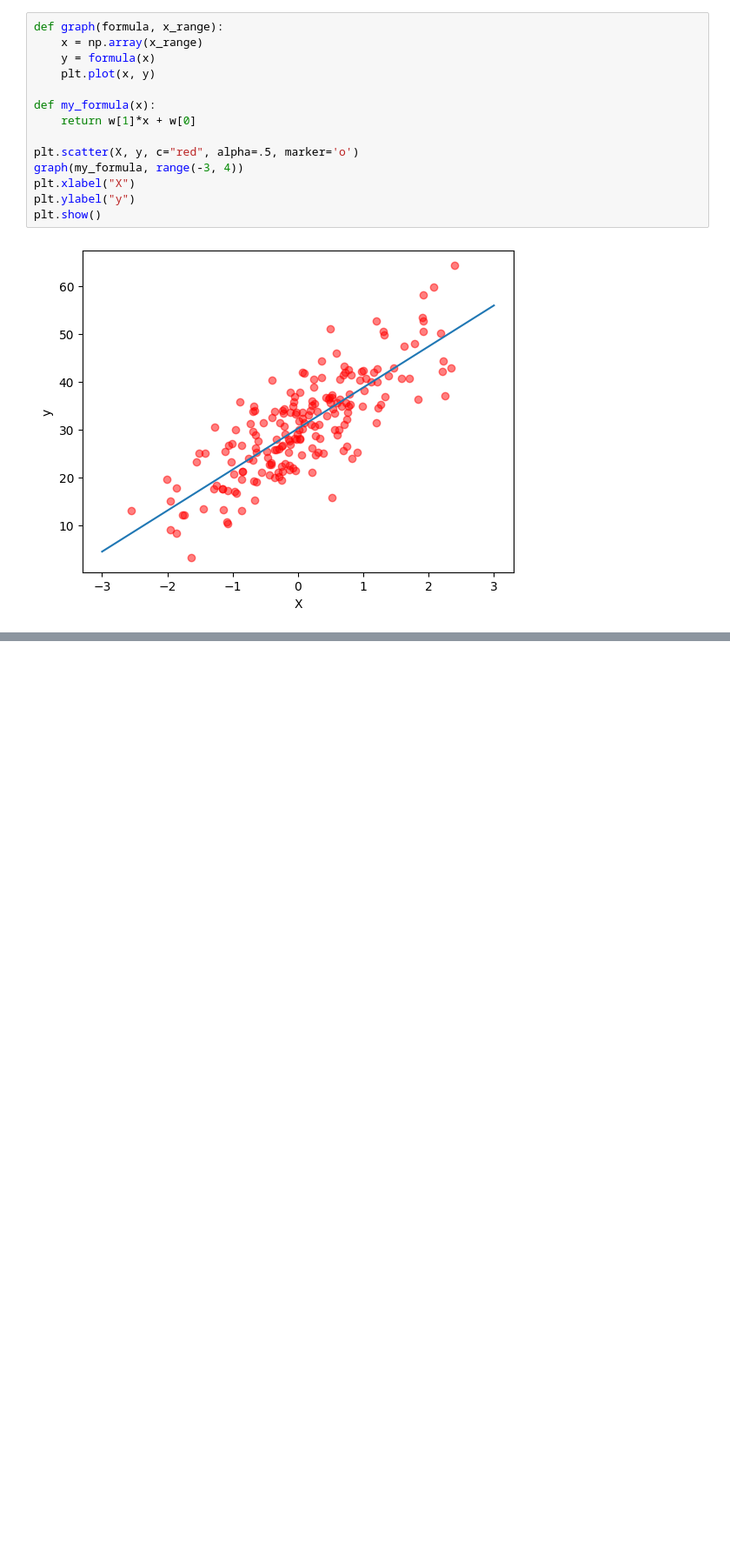
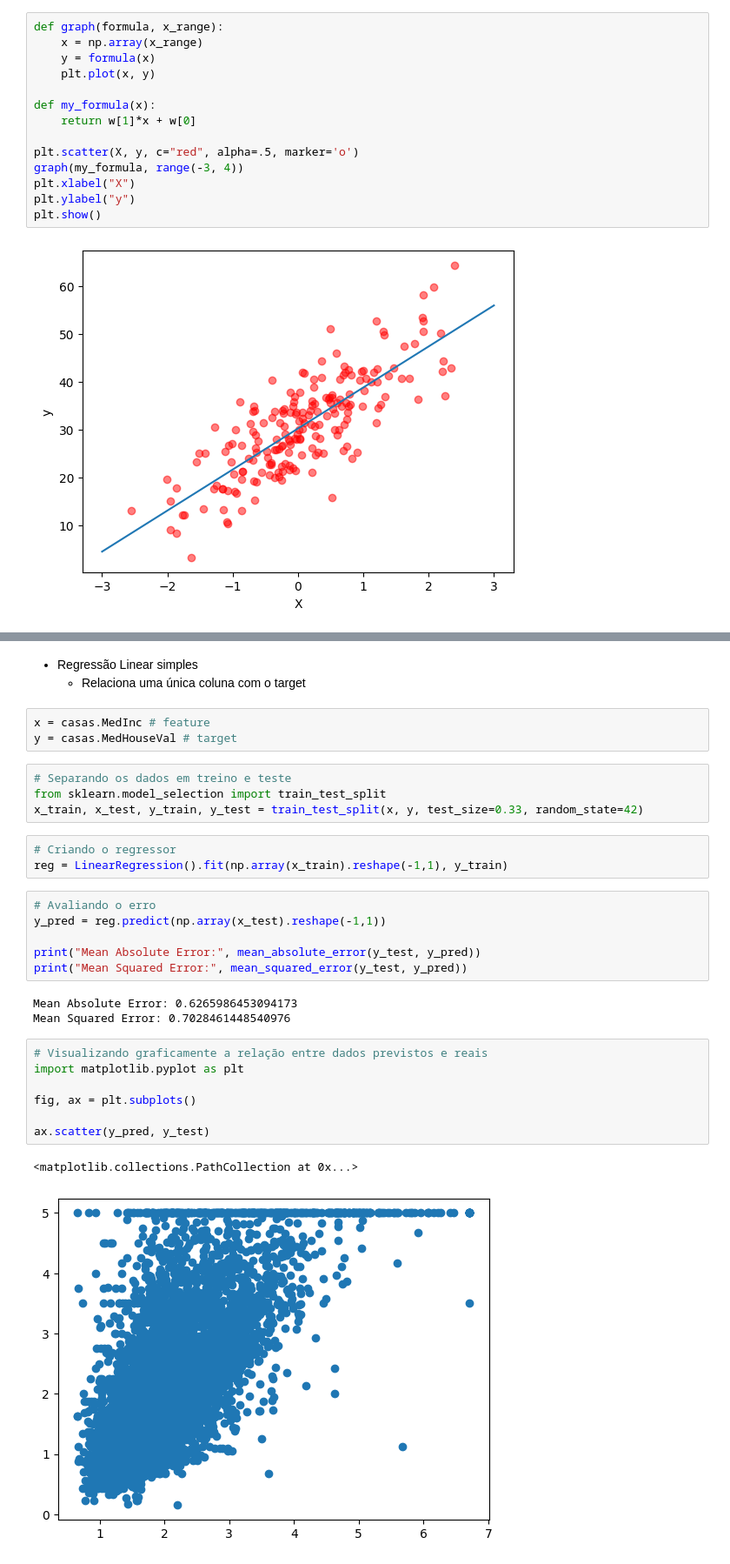
Before and after one commit to Marinopl/Modelos-de-Machine-Learning, a Jupyter notebook: Regressão Linear/main.ipynb, the cells around one changed output, grey strips where cells are left out. Shown at 87% size. Cells and saved outputs as stored; diff of their text form; blank space fills up the shorter version.

Commit message:
new study on linear regression model

```diff
--- a/Regressão Linear/main.ipynb
+++ b/Regressão Linear/main.ipynb
@@ -123,0 +183,32 @@ plt.show()
+# %% [markdown]
+* Regressão Linear simples
+    - Relaciona uma única coluna com o target
+# %%
+x = casas.MedInc # feature
+y = casas.MedHouseVal # target
+# %%
+# Separando os dados em treino e teste
+from sklearn.model_selection import train_test_split
+x_train, x_test, y_train, y_test = train_test_split(x, y, test_size=0.33, random_state=42)
+# %%
+# Criando o regressor
+reg = LinearRegression().fit(np.array(x_train).reshape(-1,1), y_train)
+# %%
+# Avaliando o erro
+y_pred = reg.predict(np.array(x_test).reshape(-1,1))
+
+print("Mean Absolute Error:", mean_absolute_error(y_test, y_pred))
+print("Mean Squared Error:", mean_squared_error(y_test, y_pred))
+# %% [output]
+Mean Absolute Error: 0.6265986453094173
+Mean Squared Error: 0.7028461448540976
+# %%
+# Visualizando graficamente a relação entre dados previstos e reais
+import matplotlib.pyplot as plt
+
+fig, ax = plt.subplots()
+
+ax.scatter(y_pred, y_test)
+# %% [output]
+<matplotlib.collections.PathCollection at 0x...>
+[figure, added]
```
Also changed, not shown: parts of 22 cells of this notebook.
